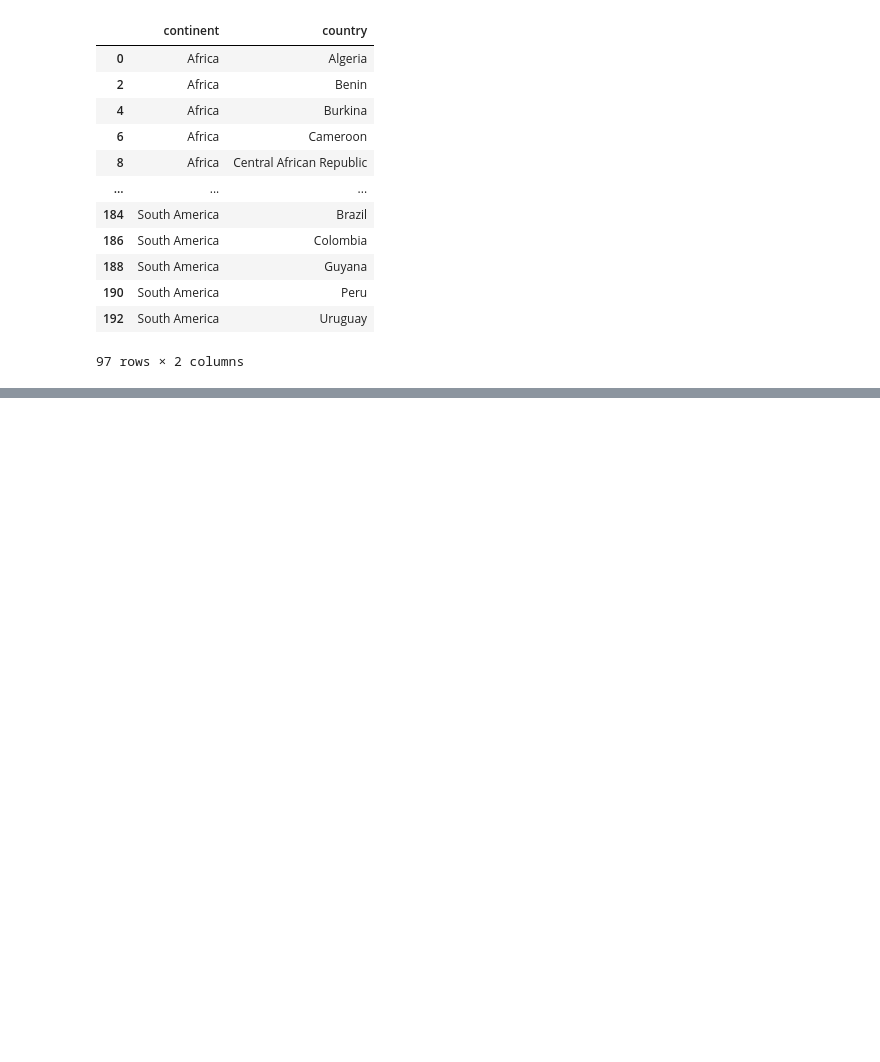
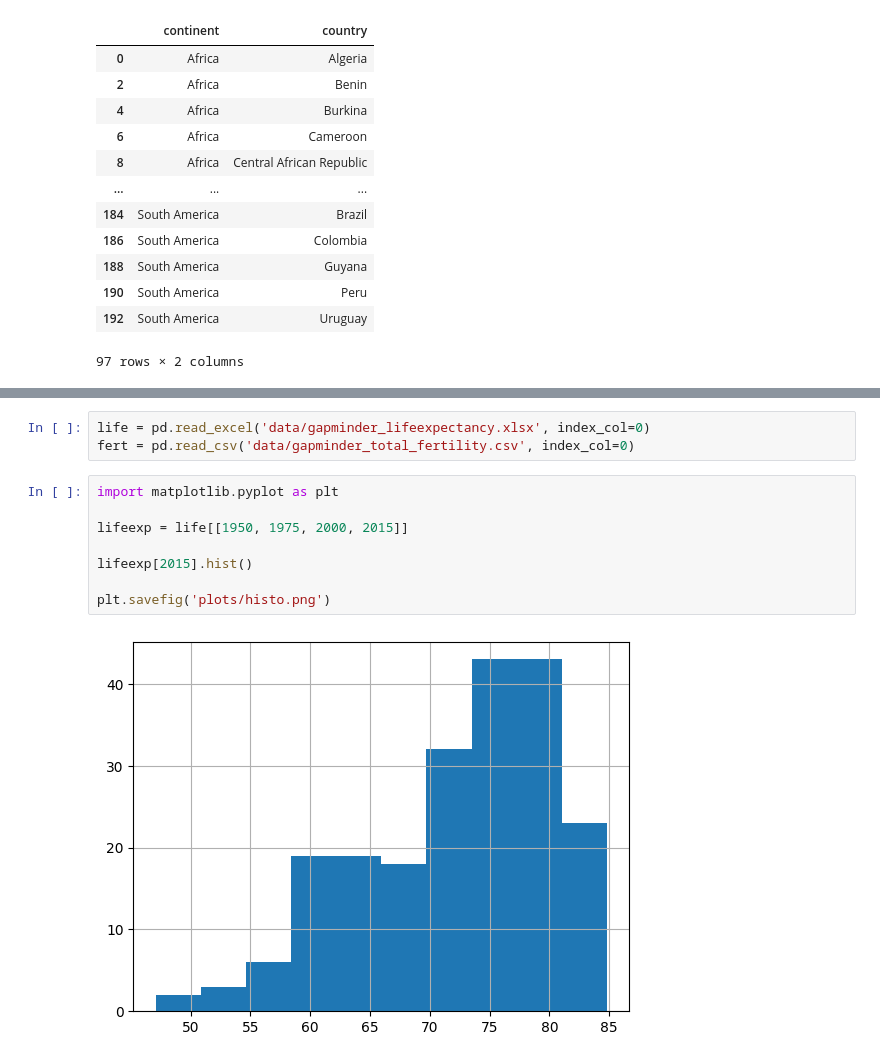
Before and after one commit to kith2909/data_models, a Jupyter notebook: pandas_intro.ipynb, the cells around one changed output, grey strips where cells are left out. Saved outputs shown, nothing was run; the diff lists cells and outputs as text; blank space fills up the shorter version.

```diff
--- a/pandas_intro.ipynb
+++ b/pandas_intro.ipynb
@@ -383,0 +395,13 @@ subset2
+# %%
+life = pd.read_excel('data/gapminder_lifeexpectancy.xlsx', index_col=0)
+fert = pd.read_csv('data/gapminder_total_fertility.csv', index_col=0)
+# %%
+import matplotlib.pyplot as plt
+
+lifeexp = life[[1950, 1975, 2000, 2015]]
+
+lifeexp[2015].hist()
+
+plt.savefig('plots/histo.png')
+# %% [output]
+[figure, added]
```
Also changed, not shown: parts of 4 cells of this notebook, 7 other files.
